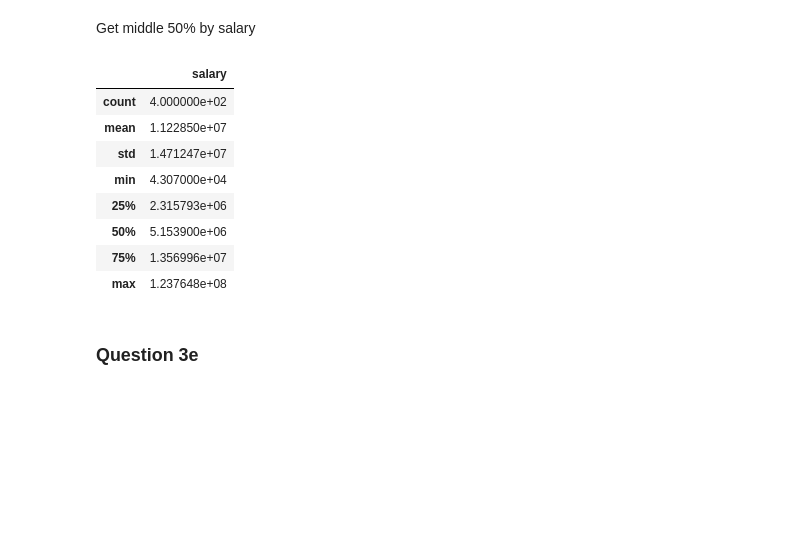
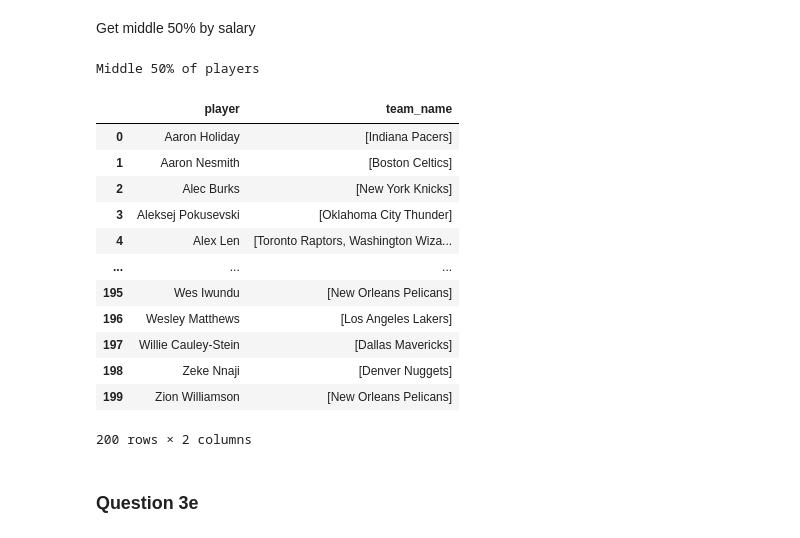
Before and after one commit to ongyl88/IS5126, a Jupyter notebook: IS5126_Guided_Project.ipynb, the cells around one changed output. Cells and saved outputs as stored; diff of their text form; code cells hidden in the pictures; blank space fills up the shorter version.

```diff
--- a/IS5126_Guided_Project.ipynb
+++ b/IS5126_Guided_Project.ipynb
@@ -527,0 +526,4 @@ Get top and bottom 25 percent
+# %%
+q75, q25 = np.percentile(df_current_salary['salary'], [75 ,25])
+df_mid50 = df_current_salary[df_current_salary['salary'].between(q25, q75)]
+print(df_mid50)
@@ -528,29 +545,31 @@ Get top and bottom 25 percent
 # %% [markdown]
 Get middle 50% by salary
 # %%
-
-#median_salary = df_current_salary.loc[:, "salary"].median()
-#mid_50pct = df_current_salary.loc[df_current_salary["salary"]==median_salary,
-#                                  "player"]
-#df_teams_mid_50pct = df_current.merge(mid_50pct.to_frame(),
-#                                      how="inner",
-#                                      on=["player"])
-#df_teams_mid_50pct = df_teams_mid_50pct.drop_duplicates(keep="first")
-#df_teams_mid_50pct = (df_teams_mid_50pct.groupby(["player"])
-#                                        .agg({"team_name": list})
-#                                        .reset_index(drop=False))
-#print("Teams the 50th percent plays for:")
-#df_teams_mid_50pct
+df_teams_mid_50pct = df_current.merge(df_mid50,
+                                      how="inner",
+                                      on=["player"])
+df_teams_mid_50pct = df_teams_mid_50pct.loc[:, ["player", "team_name"]]
+df_teams_mid_50pct = df_teams_mid_50pct.drop_duplicates(keep="first")
+df_teams_mid_50pct = (df_teams_mid_50pct.groupby(["player"])
+                                        .agg({"team_name": list})
+                                        .reset_index(drop=False))
+print("Middle 50% of players")
+df_teams_mid_50pct
 # %% [output]
+Middle 50% of players
-|  | salary |
-| count | 4.000000e+02 |
-| mean | 1.122850e+07 |
-| std | 1.471247e+07 |
-| min | 4.307000e+04 |
-| 25% | 2.315793e+06 |
-| 50% | 5.153900e+06 |
-| 75% | 1.356996e+07 |
-| max | 1.237648e+08 |
+|  | player | team_name |
+| 0 | Aaron Holiday | [Indiana Pacers] |
+| 1 | Aaron Nesmith | [Boston Celtics] |
+| 2 | Alec Burks | [New York Knicks] |
+| 3 | Aleksej Pokusevski | [Oklahoma City Thunder] |
+| 4 | Alex Len | [Toronto Raptors, Washington Wiza... |
+| ... | ... | ... |
+| 195 | Wes Iwundu | [New Orleans Pelicans] |
+| 196 | Wesley Matthews | [Los Angeles Lakers] |
+| 197 | Willie Cauley-Stein | [Dallas Mavericks] |
+| 198 | Zeke Nnaji | [Denver Nuggets] |
+| 199 | Zion Williamson | [New Orleans Pelicans] |
+200 rows × 2 columns
 # %% [markdown]
 ### Question 3e
 # %% [markdown]
```
Also changed, not shown: parts of 3 cells of this notebook.
